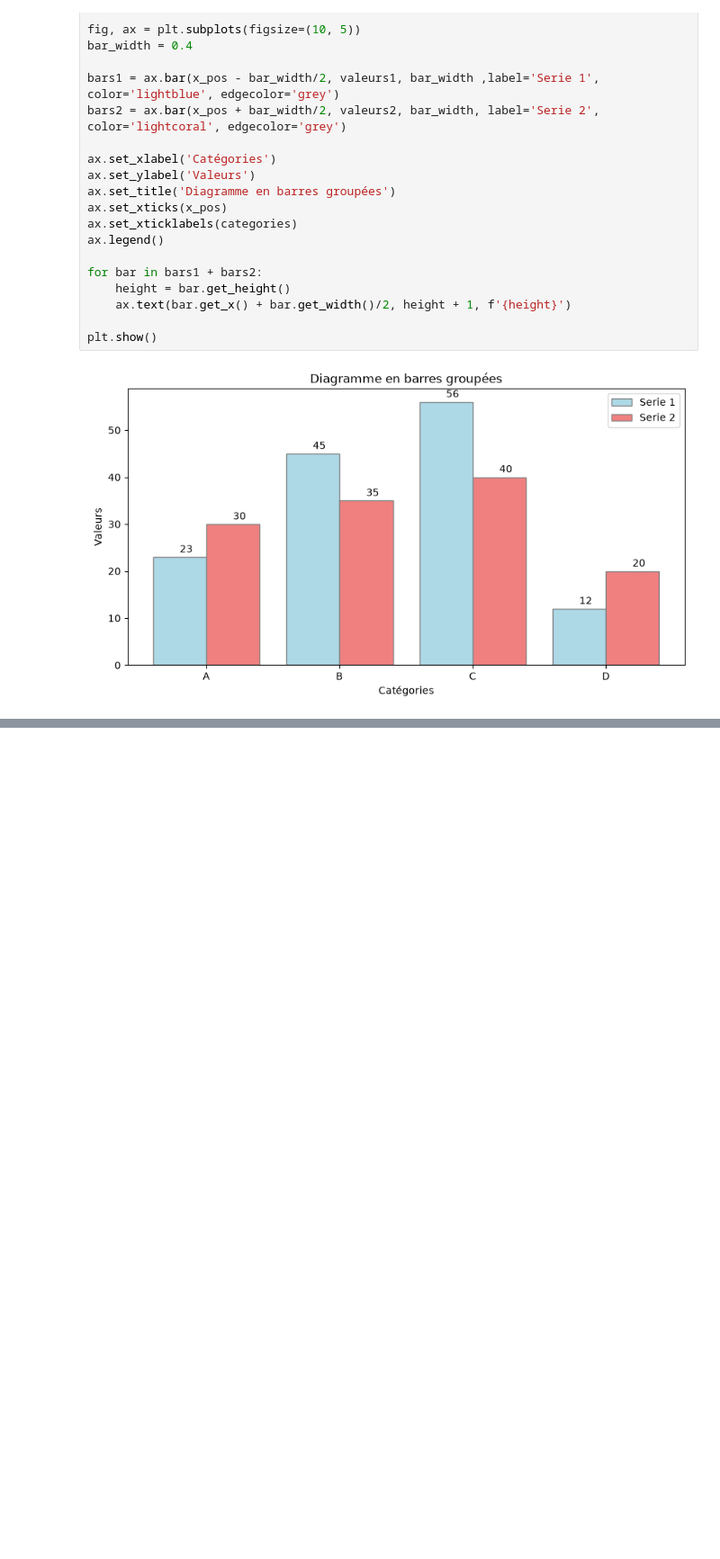
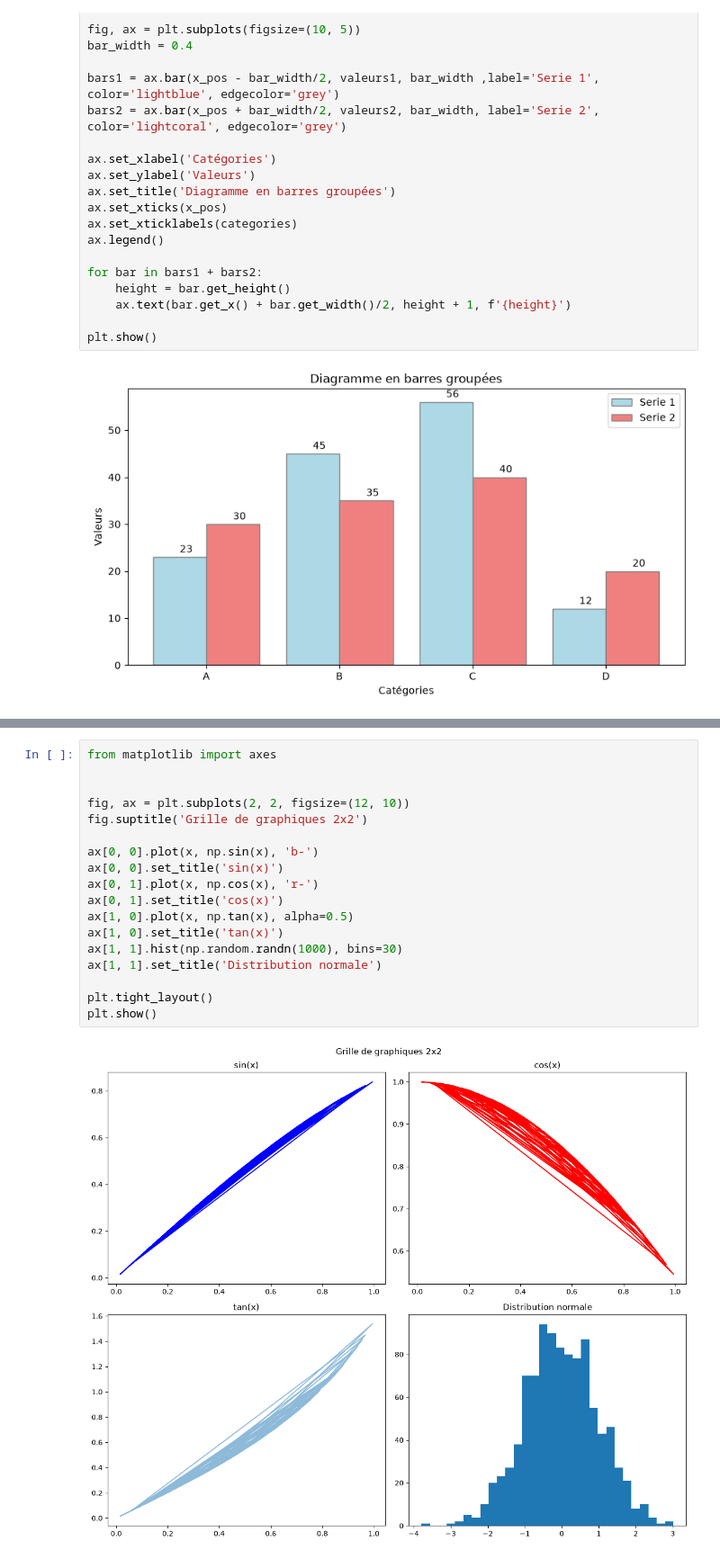
Before and after one commit to WunderPrime/TestManipData, a Jupyter notebook: tp3.ipynb, the cells around one changed output, grey strips where cells are left out. Shown at 90% size. Saved outputs shown, nothing was run; the diff lists cells and outputs as text; blank space fills up the shorter version.

```diff
--- a/tp3.ipynb
+++ b/tp3.ipynb
@@ -75,0 +95,20 @@ plt.show()
+# %%
+from matplotlib import axes
+
+
+fig, ax = plt.subplots(2, 2, figsize=(12, 10))
+fig.suptitle('Grille de graphiques 2x2')
+
+ax[0, 0].plot(x, np.sin(x), 'b-')
+ax[0, 0].set_title('sin(x)')
+ax[0, 1].plot(x, np.cos(x), 'r-')
+ax[0, 1].set_title('cos(x)')
+ax[1, 0].plot(x, np.tan(x), alpha=0.5)
+ax[1, 0].set_title('tan(x)')
+ax[1, 1].hist(np.random.randn(1000), bins=30)
+ax[1, 1].set_title('Distribution normale')
+
+plt.tight_layout()
+plt.show()
+# %% [output]
+[figure, added]
```
Also changed, not shown: parts of 3 cells of this notebook.
